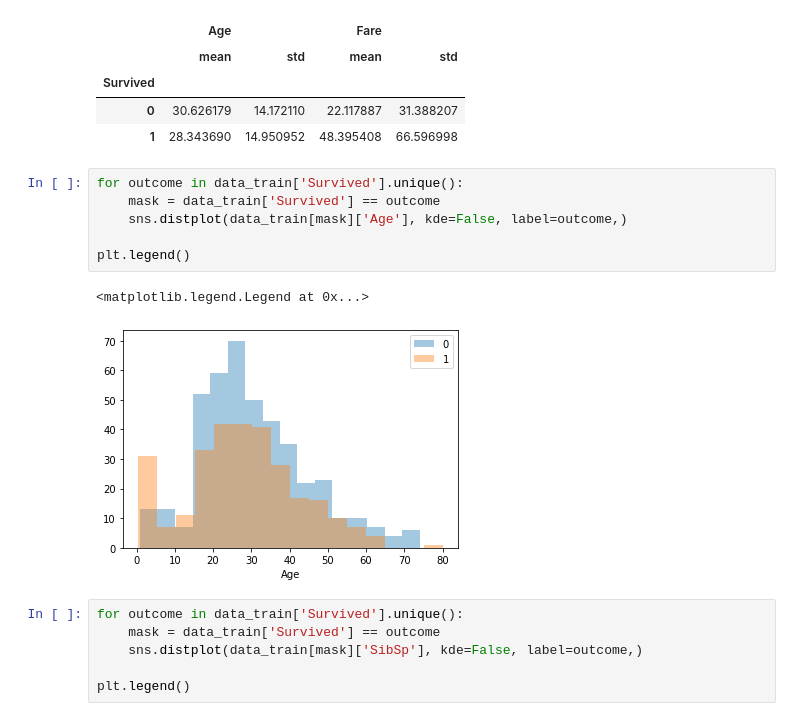
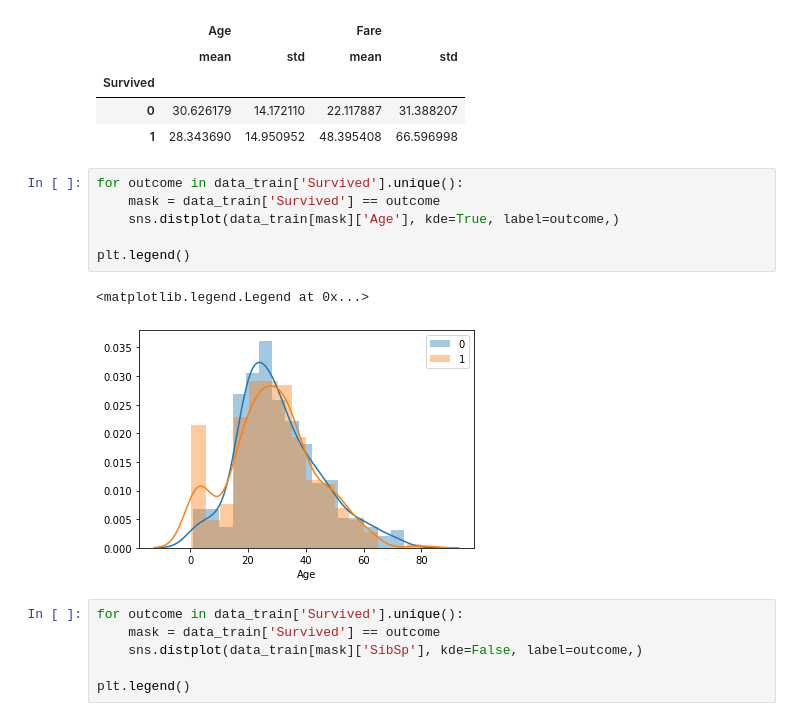
Before and after one commit to mfriebel/DS_projects, a Jupyter notebook: week02/project_week02_MF.ipynb, the cells around one changed output. Cells and saved outputs as stored; diff of their text form.

```diff
--- a/week02/project_week02_MF.ipynb
+++ b/week02/project_week02_MF.ipynb
@@ -65,12 +66,12 @@ data_train.groupby('Survived')['Age', 'Fare'].agg([np.mean, np.std])
 # %%
 for outcome in data_train['Survived'].unique():
     mask = data_train['Survived'] == outcome
-    sns.distplot(data_train[mask]['Age'], kde=False, label=outcome,)
+    sns.distplot(data_train[mask]['Age'], kde=True, label=outcome,)
 
 plt.legend()
 # %% [output]
 <matplotlib.legend.Legend at 0x...>
-[figure, old version]
+[figure, new version]
 # %%
 for outcome in data_train['Survived'].unique():
     mask = data_train['Survived'] == outcome
```
Also changed, not shown: parts of 32 cells of this notebook.
